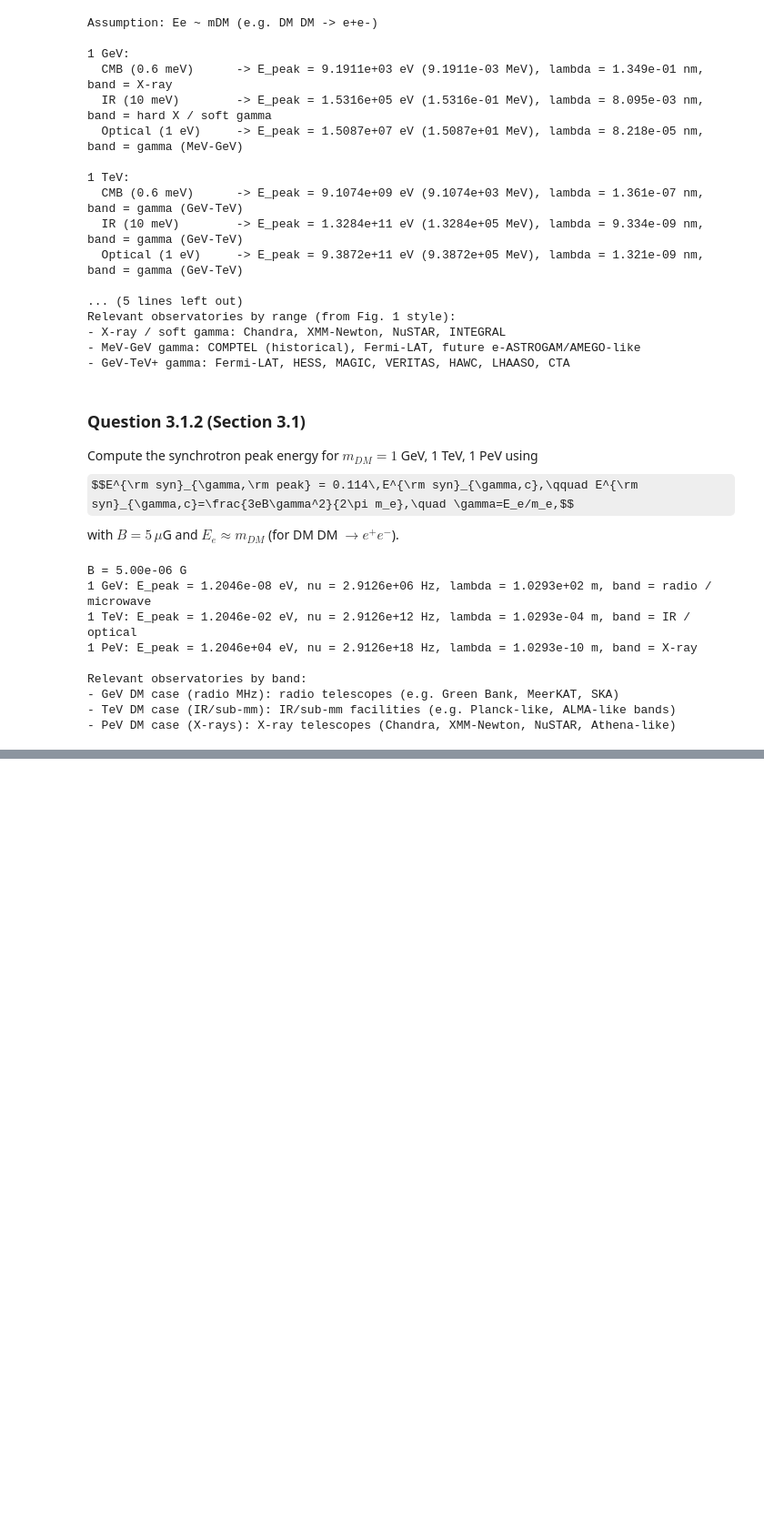
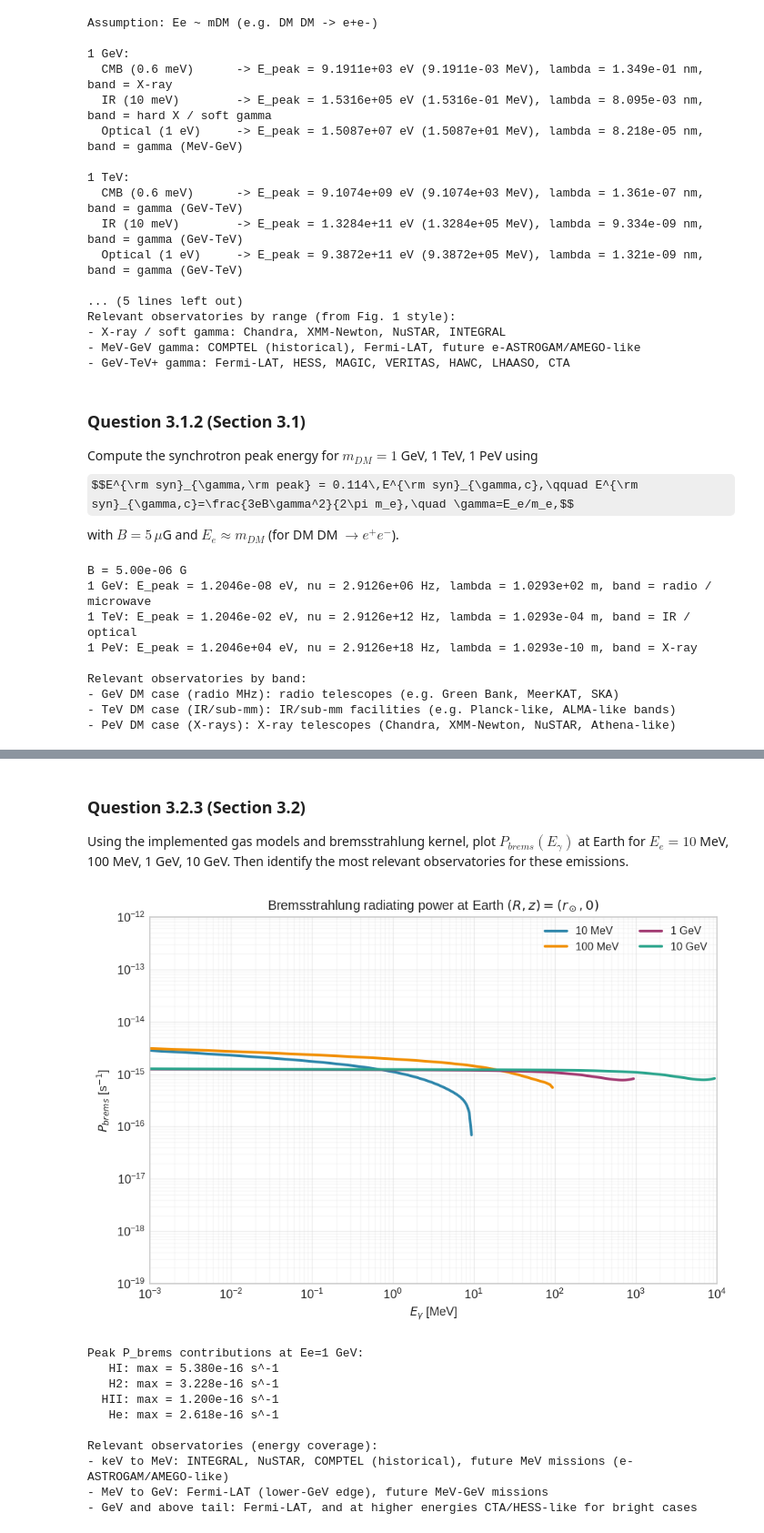
Before and after one commit to baltabaygal/GGI_School_DM_2026-main, a Jupyter notebook: Power.ipynb, the cells around one changed output, grey strips where cells are left out. Shown at 91% size. Cells and saved outputs as stored; diff of their text form; code cells hidden in the pictures; some formulas as TeX source; blank space fills up the shorter version.

```diff
--- a/Power.ipynb
+++ b/Power.ipynb
@@ -307,0 +487,69 @@ Relevant observatories by band:
+# %% [markdown]
+### Question 3.2.3 (Section 3.2)
+Using the implemented gas models and bremsstrahlung kernel, plot $P_{brems}(E_\gamma)$ at Earth
+for $E_e=10$ MeV, 100 MeV, 1 GeV, 10 GeV.
+Then identify the most relevant observatories for these emissions.
+# %%
+# Solution 3.2.3
+import numpy as np
+import matplotlib.pyplot as plt
+
+plt.style.use('seaborn-v0_8-whitegrid')
+
+R_earth, z_earth = rSun, 0.0
+Ee_list = [1e-2, 1e-1, 1.0, 10.0]  # GeV
+Ee_labels = ['10 MeV', '100 MeV', '1 GeV', '10 GeV']
+colors = ['#2E86AB', '#F18F01', '#A23B72', '#2CA58D']
+
+Eg_MeV = np.logspace(-3, 4, 260)
+Eg_GeV = Eg_MeV * 1e-3
+
+def Pbrems_total(Eg, Ee, R, z):
+    # Sum over gas species used in the notebook model
+    val = (PBrems(Eg, Ee, nHI, R, z)
+           + PBrems(Eg, Ee, nH2, R, z)
+           + PBrems(Eg, Ee, nHII, R, z)
+           + PBrems(Eg, Ee, nHe, R, z))
+    return val if np.isfinite(val) and (val > 0) else np.nan
+
+fig, ax = plt.subplots(figsize=(7.6, 5.2))
+for Ee, lab, col in zip(Ee_list, Ee_labels, colors):
+    vals = np.array([Pbrems_total(Eg, Ee, R_earth, z_earth) for Eg in Eg_GeV])
+    ax.loglog(Eg_MeV, vals, lw=2.2, color=col, label=lab)
+
+ax.set_xlim(1e-3, 1e4)
+ax.set_ylim(1e-19, 1e-12)
+ax.set_xlabel(r'$E_\gamma$ [MeV]')
+ax.set_ylabel(r'$P_{brems}$ [s$^{-1}$]')
+ax.set_title(r'Bremsstrahlung radiating power at Earth $(R,z)=(r_\odot,0)$')
+ax.grid(True, which='major', alpha=0.35)
+ax.grid(True, which='minor', alpha=0.15)
+ax.legend(frameon=False, ncol=2)
+plt.tight_layout()
+plt.show()
+
+# Optional: show gas-species hierarchy for Ee=1 GeV
+Ee_ref = 1.0
+spec_names = ['HI', 'H2', 'HII', 'He']
+spec_funcs = [nHI, nH2, nHII, nHe]
+print('Peak P_brems contributions at Ee=1 GeV:')
+for nm, fn in zip(spec_names, spec_funcs):
+    v = np.array([PBrems(Eg, Ee_ref, fn, R_earth, z_earth) for Eg in Eg_GeV])
+    print(f'  {nm:>3}: max = {np.nanmax(v):.3e} s^-1')
+
+print('\nRelevant observatories (energy coverage):')
+print('- keV to MeV: INTEGRAL, NuSTAR, COMPTEL (historical), future MeV missions (e-ASTROGAM/AMEGO-like)')
+print('- MeV to GeV: Fermi-LAT (lower-GeV edge), future MeV-GeV missions')
+print('- GeV and above tail: Fermi-LAT, and at higher energies CTA/HESS-like for bright cases')
+# %% [output]
+[figure, added]
+Peak P_brems contributions at Ee=1 GeV:
+   HI: max = 5.380e-16 s^-1
+   H2: max = 3.228e-16 s^-1
+  HII: max = 1.200e-16 s^-1
+   He: max = 2.618e-16 s^-1
+
+Relevant observatories (energy coverage):
+- keV to MeV: INTEGRAL, NuSTAR, COMPTEL (historical), future MeV missions (e-ASTROGAM/AMEGO-like)
+- MeV to GeV: Fermi-LAT (lower-GeV edge), future MeV-GeV missions
+- GeV and above tail: Fermi-LAT, and at higher energies CTA/HESS-like for bright cases
```
Also changed, not shown: parts of 10 cells of this notebook, 1 other file.
